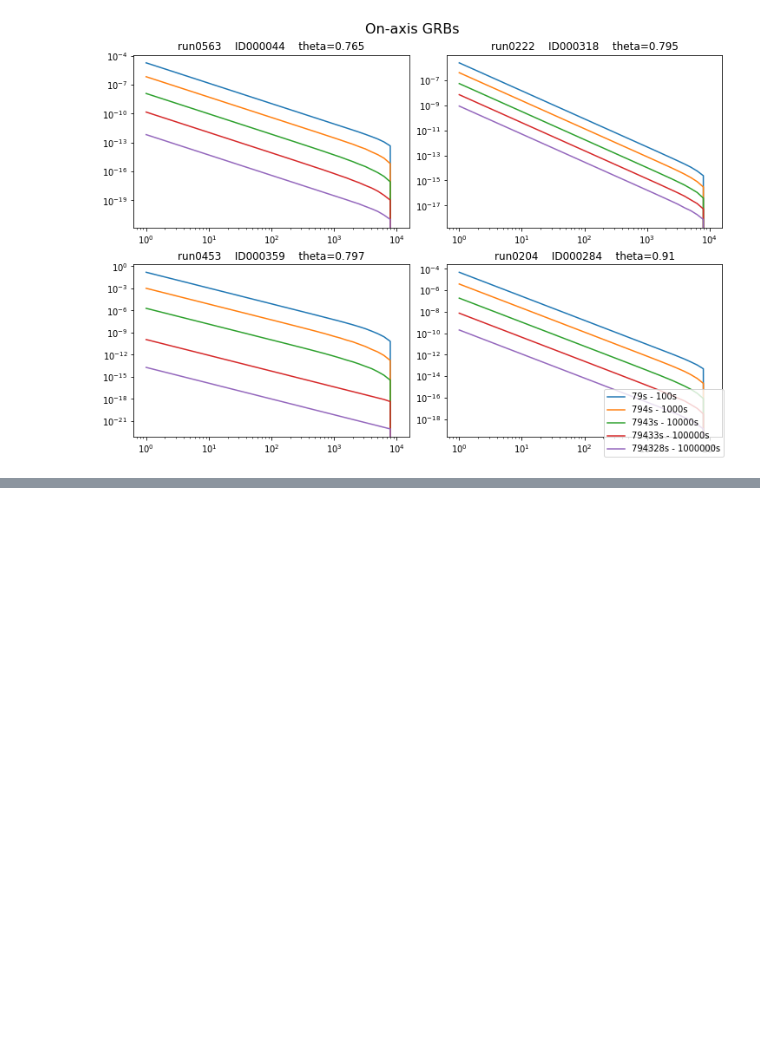
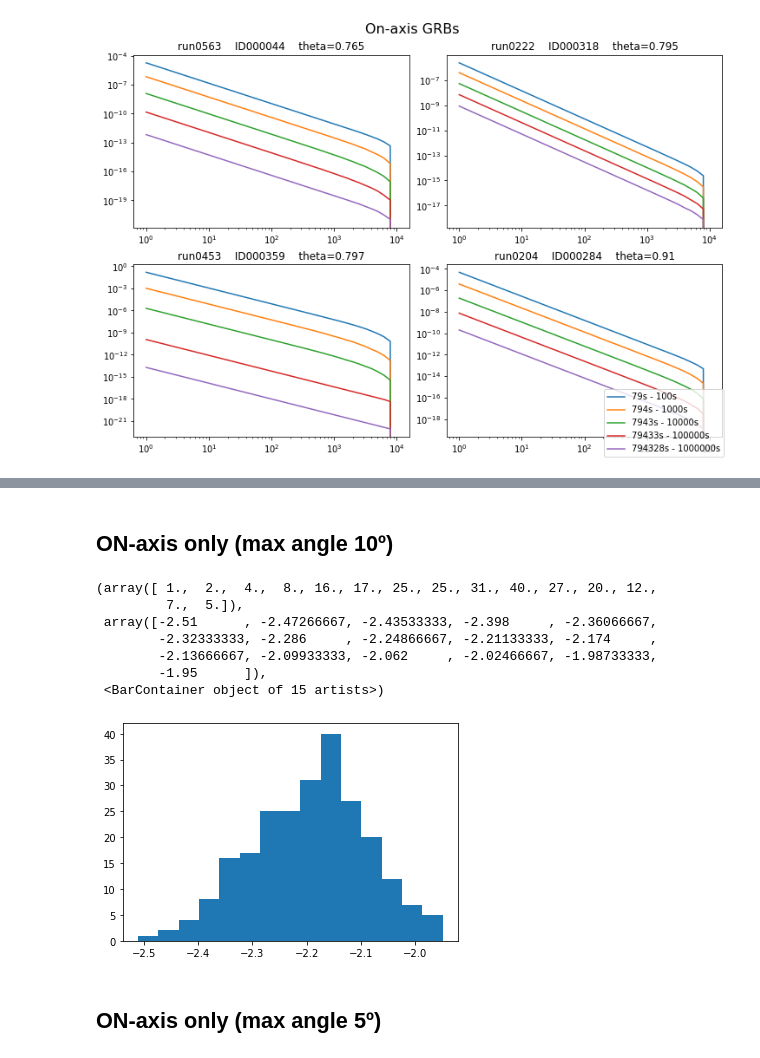
Before and after one commit to astrojarred/gravitational_wave_toy, a Jupyter notebook: reading_v2.ipynb, the cells around one changed output, grey strips where cells are left out. Drawn from its saved outputs; the diff is of its cells as text; code cells hidden in the pictures; blank space fills up the shorter version.

```diff
--- a/reading_v2.ipynb
+++ b/reading_v2.ipynb
@@ -209,0 +341,29 @@ plt.show()
+# %% [markdown]
+## ON-axis only (max angle 10º)
+# %%
+on_files = []
+on_i_mins = []
+on_i_maxs = []
+
+for grb in tqdm(glob.glob("./GammaCatalogV2.0/*.fits")):
+
+    on_i_min, on_i_max = fit_index(grb, max_angle=10)
+
+    if on_i_min:
+
+        on_files.append(grb)
+        on_i_mins.append(on_i_min)
+        on_i_maxs.append(on_i_max)
+# %%
+plt.hist(on_i_maxs, bins=15)
+# %% [output]
+(array([ 1.,  2.,  4.,  8., 16., 17., 25., 25., 31., 40., 27., 20., 12.,
+         7.,  5.]),
+ array([-2.51      , -2.47266667, -2.43533333, -2.398     , -2.36066667,
+        -2.32333333, -2.286     , -2.24866667, -2.21133333, -2.174     ,
+        -2.13666667, -2.09933333, -2.062     , -2.02466667, -1.98733333,
+        -1.95      ]),
+ <BarContainer object of 15 artists>)
+[figure, added]
+# %% [markdown]
+## ON-axis only (max angle 5º)
```
Also changed, not shown: parts of 24 cells of this notebook.
